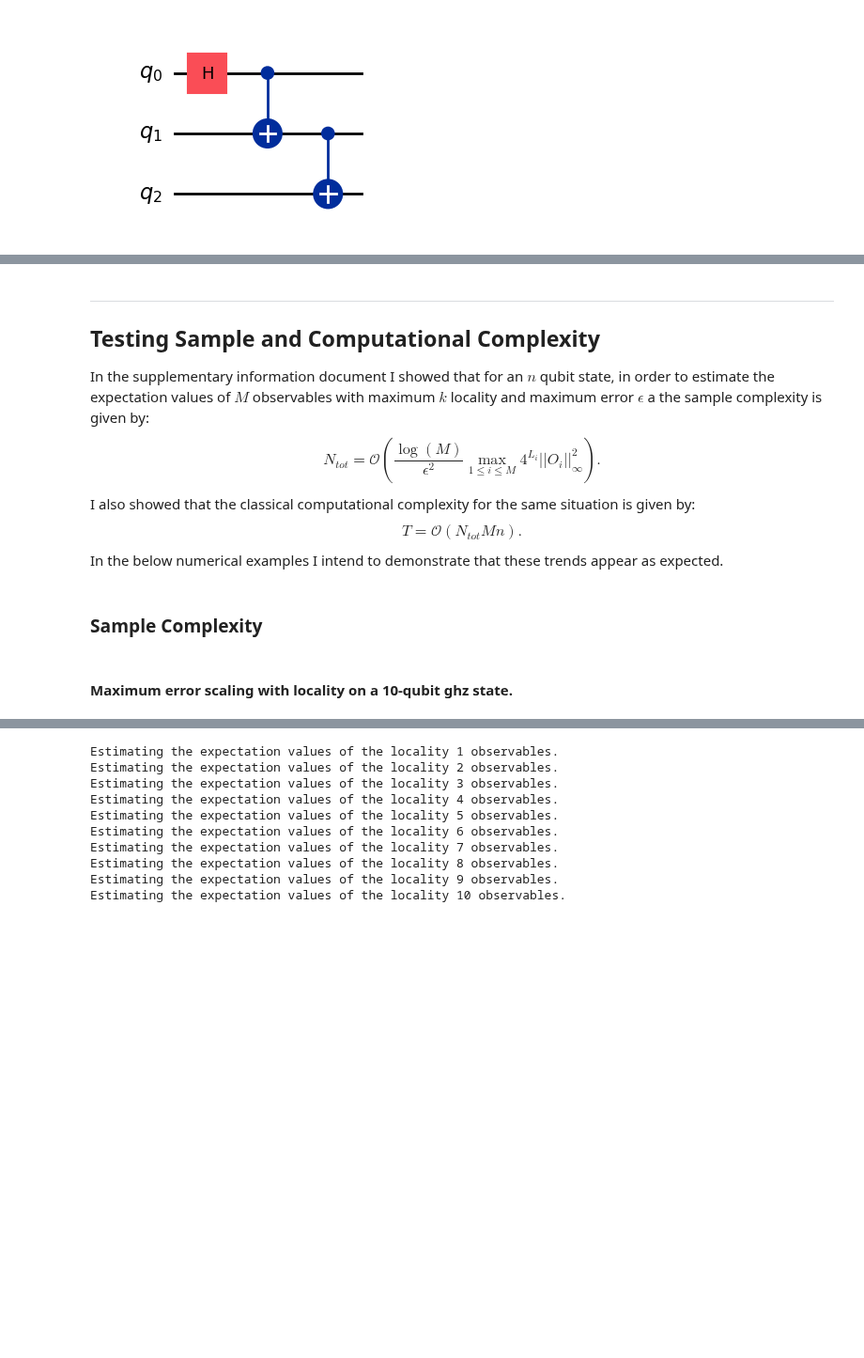
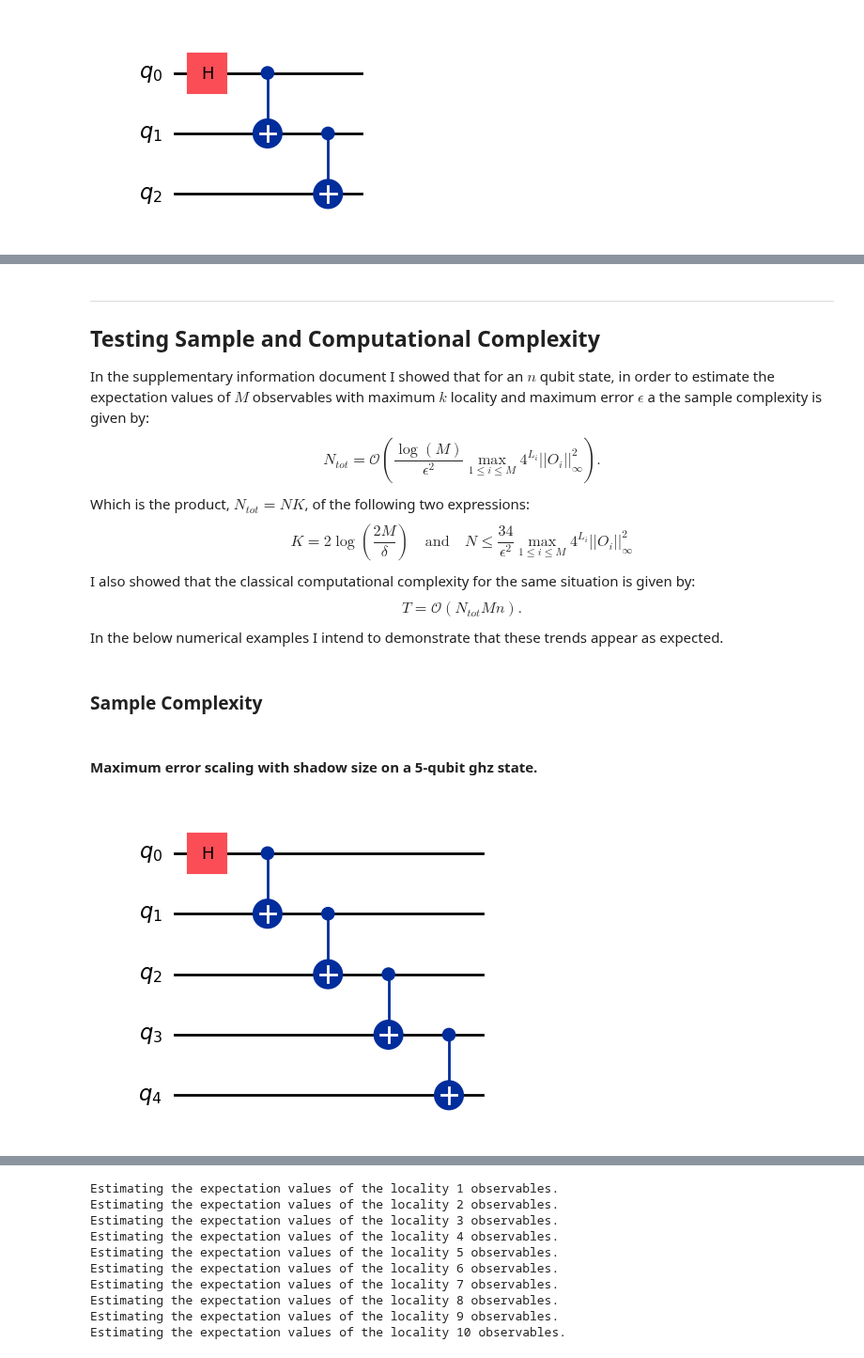
Before and after one commit to ZacharyKokot/Summer-Research-2024, a Jupyter notebook: ShadowTomography.ipynb, the cells around one changed output, grey strips where cells are left out. Shown at 94% size. Drawn from its saved outputs; the diff is of its cells as text; code cells hidden in the pictures; blank space fills up the shorter version.

Commit message:
Added more plots.

```diff
--- a/ShadowTomography.ipynb
+++ b/ShadowTomography.ipynb
@@ -880,7 +858,7 @@ def estimate_observable(shadow, observable, k = 10):
 # %% [markdown]
 *Talk about how this can be done faster than estimating an arbitrary observable*
 # %%
-def estimate_pauli_observable(shadow, observable, k = 10):
+def estimate_pauli_observable(measurement_results_file, measurement_schemes_file, observable, k = 10):
     """
     Adapted from https://pennylane.ai/qml/demos/tutorial_classical_shadows/ and the original paper by Preskill.
 
@@ -896,7 +874,8 @@ def estimate_pauli_observable(shadow, observable, k = 10):
     """
 
     # Unpack the shadow.
-    measurements, measurement_schemes = shadow
+    measurements = mrFile_to_array(measurement_results_file)
+    measurement_schemes = msFile_to_array(measurement_schemes_file)
 
     # Get the shadow size.
     shadow_size = measurements.shape[0]
@@ -928,19 +907,8 @@ def estimate_pauli_observable(shadow, observable, k = 10):
         match_indices = []
         for i, measurement_scheme_k in enumerate(measurement_schemes_k):
 
-            # Convert the measurement scheme to a string to compare with the observable.
-            measurement_scheme_string = ""
-            for j in measurement_scheme_k:
-                match j:
-                    case 0:
-                        measurement_scheme_string += 'X'
-                    case 1:
-                        measurement_scheme_string += 'Y'
-                    case 2:
-                        measurement_scheme_string += 'Z'
-
             # Check if the measurement scheme matches the observable.
-            if re.match(observable, measurement_scheme_string):
+            if re.match(observable, ''.join(measurement_scheme_k)):
                 match_indices.append(i)
 
         # Catch the case that there are no matches.
@@ -997,7 +1028,8 @@ observables = [I, X, Y, Z]
 rho_true = DensityMatrix.from_instruction(single_qubit_qc)
 
 shadow_size = 5000
-shadow = generate_classical_shadow(single_qubit_qc, shadow_size)
+measurement_schemes_file = generate_pauli_measurement_schemes(single_qubit_qc.num_qubits, shadow_size, 'data/single_qubit.ms')
+shadow_collection_file = generate_classical_shadow(single_qubit_qc, measurement_schemes_file, 'data/single_qubit.mr')
 
 for i in itertools.product(['I','X','Y','Z'], repeat = single_qubit_qc.num_qubits):
     observable_matrix = [1]
@@ -1015,7 +1047,7 @@ for i in itertools.product(['I','X','Y','Z'], repeat = single_qubit_qc.num_qubit
     true_expectation = np.trace(observable_matrix @ rho_true.data)
     print(f"True expectation value for the {''.join(i)} observable: " + str(np.round(np.real(true_expectation), decimals = 4)))
 
-    estimated_expectation = estimate_pauli_observable(shadow, ''.join(i))
+    estimated_expectation = estimate_pauli_observable(shadow_collection_file, measurement_schemes_file, ''.join(i))
     print(f"Estimated expectation value for the {''.join(i)} observable: " + str(np.round(np.real(estimated_expectation), decimals = 4)))
 
     print("Difference between the true and shadow tomography expectation values: " + str(np.abs(true_expectation - estimated_expectation)) + "\n")
@@ -1066,7 +1098,8 @@ observables = [I, X, Y, Z]
 rho_true = DensityMatrix.from_instruction(bell_state_qc)
 
 shadow_size = 5000
-shadow = generate_classical_shadow(bell_state_qc, shadow_size)
+measurement_schemes_file = generate_pauli_measurement_schemes(bell_state_qc.num_qubits, shadow_size, 'data/bell_state.ms')
+shadow_collection_file = generate_classical_shadow(bell_state_qc, measurement_schemes_file, 'data/bell_state.mr')
 
 for i in itertools.product(['I','X','Y','Z'], repeat = bell_state_qc.num_qubits):
     observable_matrix = [1]
@@ -1084,7 +1117,7 @@ for i in itertools.product(['I','X','Y','Z'], repeat = bell_state_qc.num_qubits)
     true_expectation = np.trace(observable_matrix @ rho_true.data)
     print(f"True expectation value for the {''.join(i)} observable: " + str(np.round(np.real(true_expectation), decimals = 4)))
 
-    estimated_expectation = estimate_pauli_observable(shadow, ''.join(i))
+    estimated_expectation = estimate_pauli_observable(shadow_collection_file, measurement_schemes_file, ''.join(i))
     print(f"Estimated expectation value for the {''.join(i)} observable: " + str(np.round(np.real(estimated_expectation), decimals = 4)))
 
     print("Difference between the true and shadow tomography expectation values: " + str(np.abs(true_expectation - estimated_expectation)) + "\n")
@@ -1137,7 +1170,8 @@ observables = [I, X, Y, Z]
 rho_true = DensityMatrix.from_instruction(ghz_state_qc)
 
 shadow_size = 5000
-shadow = generate_classical_shadow(ghz_state_qc, shadow_size)
+measurement_schemes_file = generate_pauli_measurement_schemes(ghz_state_qc.num_qubits, shadow_size, 'data/ghz_state.ms')
+shadow_collection_file = generate_classical_shadow(ghz_state_qc, measurement_schemes_file, 'data/ghz_state.mr')
 
 for i in itertools.product(['I','X','Y','Z'], repeat = ghz_state_qc.num_qubits):
     observable_matrix = [1]
@@ -1155,7 +1189,7 @@ for i in itertools.product(['I','X','Y','Z'], repeat = ghz_state_qc.num_qubits):
     true_expectation = np.trace(observable_matrix @ rho_true.data)
     print(f"True expectation value for the {''.join(i)} observable: " + str(np.round(np.real(true_expectation), decimals = 4)))
 
-    estimated_expectation = estimate_pauli_observable(shadow, ''.join(i))
+    estimated_expectation = estimate_pauli_observable(shadow_collection_file, measurement_schemes_file, ''.join(i))
     print(f"Estimated expectation value for the {''.join(i)} observable: " + str(np.round(np.real(estimated_expectation), decimals = 4)))
 
     print("Difference between the true and shadow tomography expectation values: " + str(np.abs(true_expectation - estimated_expectation)) + "\n")
@@ -1169,10 +1219,23 @@ KeyboardInterrupt:
 
 In the supplementary information document I showed that for an $n$ qubit state, in order to estimate the expectation values of $M$ observables with maximum $k$ locality and maximum error $\epsilon$ a the sample complexity is given by:
 $$ N_{tot} = \mathcal{O} \left( \frac{\log{(M)}}{\epsilon^2} \max_{1 \leq i \leq M} 4^{L_i} ||O_i||^2_\infty \right). $$
+Which is the product, $N_{tot} = NK$, of the following two expressions:
+$$ K = 2 \log{\left(\frac{2M}{\delta}\right)} \quad \text{and} \quad N \leq \frac{34}{\epsilon^2} \max_{1 \leq i \leq M} 4^{L_i} ||O_i||^2_\infty $$
 I also showed that the classical computational complexity for the same situation is given by:
 $$ T = \mathcal{O} \left( N_{tot}Mn \right).$$
 In the below numerical examples I intend to demonstrate that these trends appear as expected.
 # %% [markdown]
 ### Sample Complexity
 # %% [markdown]
-#### Maximum error scaling with locality on a 10-qubit ghz state.
+#### Maximum error scaling with shadow size on a 5-qubit ghz state.
+# %%
+# Circuit which prepares a 5-qubit GHZ state.
+ghz_5_state_qr = QuantumRegister(5, 'q')
+ghz_5_state_qc = QuantumCircuit(ghz_5_state_qr)
+ghz_5_state_qc.h(0)
+for i in range(ghz_5_state_qc.num_qubits - 1):
+    ghz_5_state_qc.cx(i, i+1)
+
+ghz_5_state_qc.draw("mpl")
+# %% [output]
+[figure, added]
```
Also changed, not shown: parts of 38 cells of this notebook, 31 other files.
